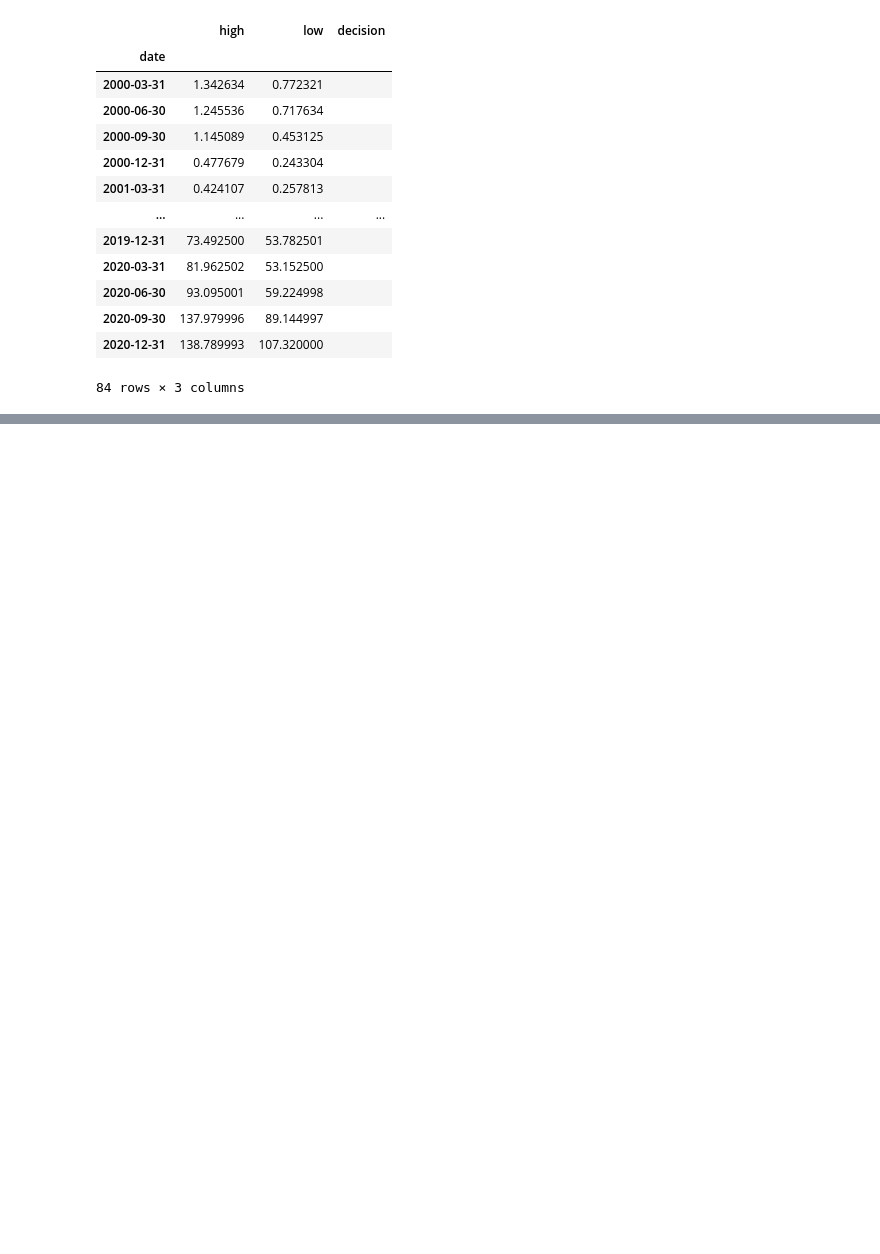
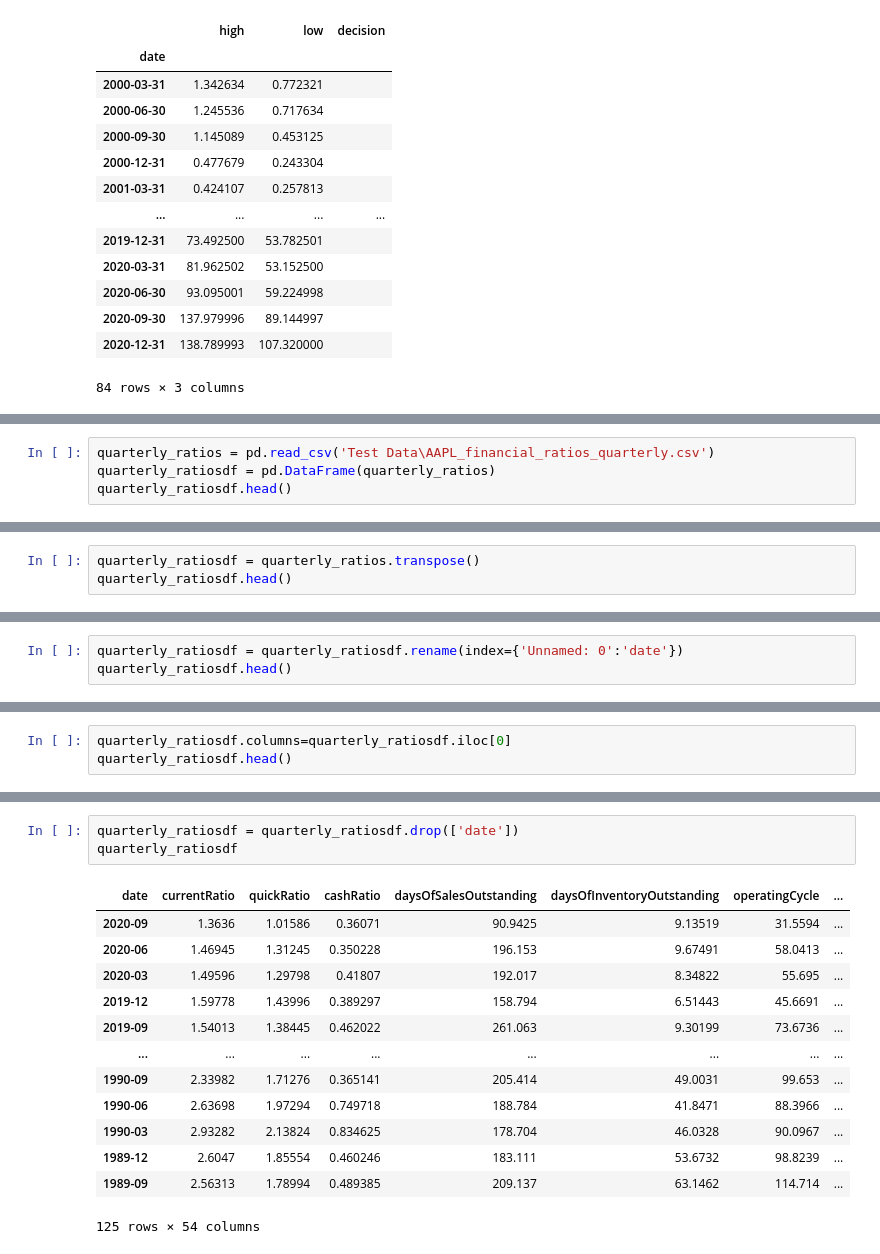
Before and after one commit to jacob-servidio/Final_Project, a Jupyter notebook: QuarterlyHigh_Low.ipynb, the cells around one changed output, grey strips where cells are left out. Cells and saved outputs as stored; diff of their text form; blank space fills up the shorter version.

```diff
--- a/QuarterlyHigh_Low.ipynb
+++ b/QuarterlyHigh_Low.ipynb
@@ -231,0 +286,4 @@ quarterly_combined_df
+# %%
+quarterly_ratios = pd.read_csv('Test Data\AAPL_financial_ratios_quarterly.csv')
+quarterly_ratiosdf = pd.DataFrame(quarterly_ratios)
+quarterly_ratiosdf.head()
@@ -231,0 +298,3 @@ quarterly_combined_df
+# %%
+quarterly_ratiosdf = quarterly_ratios.transpose()
+quarterly_ratiosdf.head()
@@ -231,0 +309,3 @@ quarterly_combined_df
+# %%
+quarterly_ratiosdf = quarterly_ratiosdf.rename(index={'Unnamed: 0':'date'})
+quarterly_ratiosdf.head()
@@ -231,0 +320,3 @@ quarterly_combined_df
+# %%
+quarterly_ratiosdf.columns=quarterly_ratiosdf.iloc[0]
+quarterly_ratiosdf.head()
@@ -231,0 +331,17 @@ quarterly_combined_df
+# %%
+quarterly_ratiosdf = quarterly_ratiosdf.drop(['date'])
+quarterly_ratiosdf
+# %% [output]
+| date | currentRatio | quickRatio | cashRatio | daysOfSalesOutstanding | daysOfInventoryOutstanding | operatingCycle | ... |
+| 2020-09 | 1.3636 | 1.01586 | 0.36071 | 90.9425 | 9.13519 | 31.5594 | ... |
+| 2020-06 | 1.46945 | 1.31245 | 0.350228 | 196.153 | 9.67491 | 58.0413 | ... |
+| 2020-03 | 1.49596 | 1.29798 | 0.41807 | 192.017 | 8.34822 | 55.695 | ... |
+| 2019-12 | 1.59778 | 1.43996 | 0.389297 | 158.794 | 6.51443 | 45.6691 | ... |
+| 2019-09 | 1.54013 | 1.38445 | 0.462022 | 261.063 | 9.30199 | 73.6736 | ... |
+| ... | ... | ... | ... | ... | ... | ... | ... |
+| 1990-09 | 2.33982 | 1.71276 | 0.365141 | 205.414 | 49.0031 | 99.653 | ... |
+| 1990-06 | 2.63698 | 1.97294 | 0.749718 | 188.784 | 41.8471 | 88.3966 | ... |
+| 1990-03 | 2.93282 | 2.13824 | 0.834625 | 178.704 | 46.0328 | 90.0967 | ... |
+| 1989-12 | 2.6047 | 1.85554 | 0.460246 | 183.111 | 53.6732 | 98.8239 | ... |
+| 1989-09 | 2.56313 | 1.78994 | 0.489385 | 209.137 | 63.1462 | 114.714 | ... |
+125 rows × 54 columns
```
Also changed, not shown: parts of 17 cells of this notebook, 1 other file.
